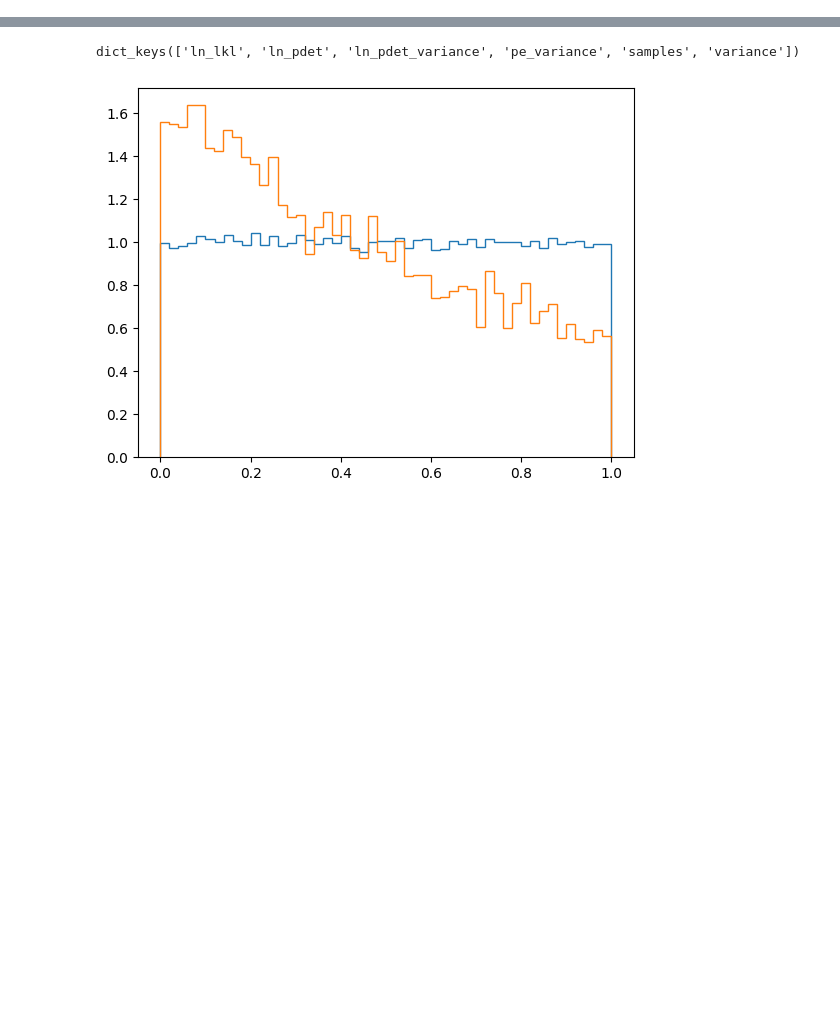
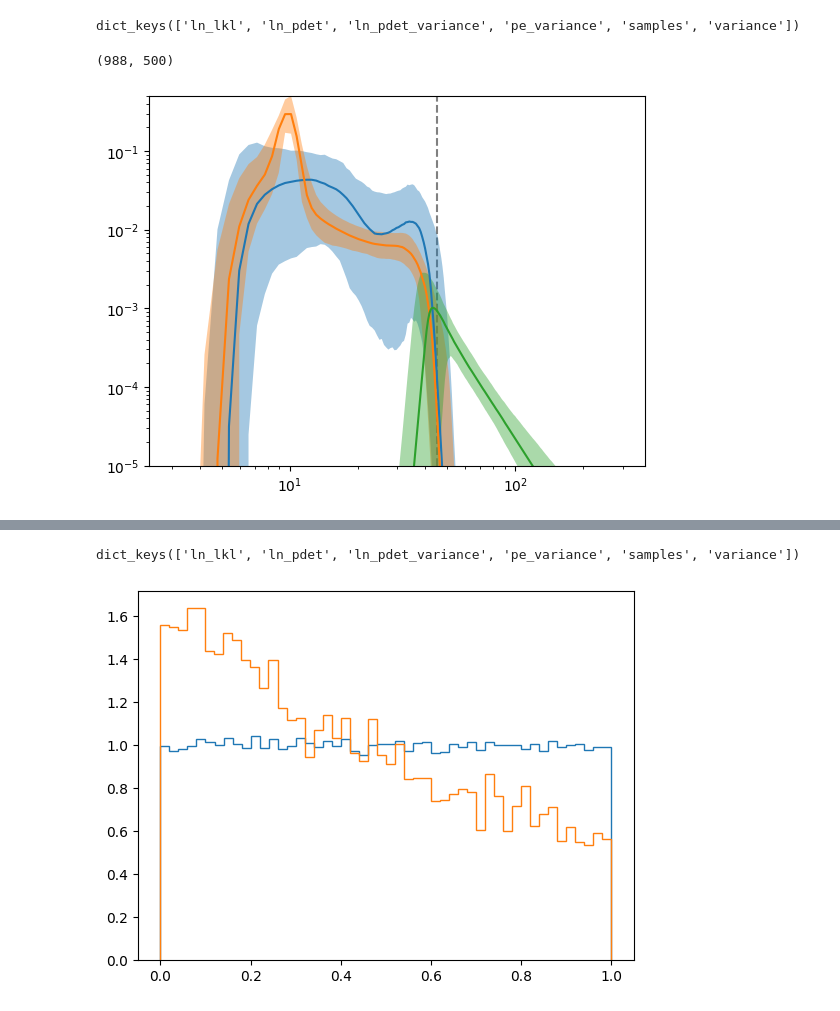
Before and after one commit to noahewolfe/tilts-and-kicks, a Jupyter notebook: code/strong/inspect.ipynb, the cells around one changed output, grey strips where cells are left out. Drawn from its saved outputs; the diff is of its cells as text; code cells hidden in the pictures; blank space fills up the shorter version.

```diff
--- a/code/strong/inspect.ipynb
+++ b/code/strong/inspect.ipynb
@@ -46,0 +144,15 @@ def log_model():
+# %%
+datadir = '../../data/inference/strong'
+posterior = h5ify.load(f'{datadir}/twomass/posterior.h5')
+# %%
+posterior.keys()
+# %% [output]
+dict_keys(['ln_lkl', 'ln_pdet', 'ln_pdet_variance', 'pe_variance', 'samples', 'variance'])
+# %%
+ppds['chi'].shape
+# %% [output]
+(988, 500)
+# %%
+from util import scan
+
+ppds = scan(log_model)(posterior['samples'])
@@ -46,0 +161,37 @@ def log_model():
+# %%
+fig, ax = plt.subplots()
+
+med = jnp.median(jnp.exp(ppds['mass_1']), axis=0)
+q05 = jnp.quantile(jnp.exp(ppds['mass_1']), 0.05, axis=0)
+q95 = jnp.quantile(jnp.exp(ppds['mass_1']), 0.95, axis=0)
+
+xs = jnp.linspace(3, 300, 500)
+ax.plot(xs, med)
+ax.fill_between(xs, q05, q95, alpha=0.4)
+
+med = jnp.median(jnp.exp(ppds['mass_1_iso']), axis=0)
+q05 = jnp.quantile(jnp.exp(ppds['mass_1_iso']), 0.05, axis=0)
+q95 = jnp.quantile(jnp.exp(ppds['mass_1_iso']), 0.95, axis=0)
+
+ax.plot(xs, med)
+ax.fill_between(xs, q05, q95, alpha=0.4)
+
+med = jnp.median(jnp.exp(ppds['mass_1_high_iso']), axis=0)
+q05 = jnp.quantile(jnp.exp(ppds['mass_1_high_iso']), 0.05, axis=0)
+q95 = jnp.quantile(jnp.exp(ppds['mass_1_high_iso']), 0.95, axis=0)
+
+ax.plot(xs, med)
+ax.fill_between(xs, q05, q95, alpha=0.4)
+
+ax.loglog();
+
+ax.set_ylim(1e-5, 5e-1)
+
+ax.axvline(x=45, color='grey', linestyle='--', zorder=-1)
+
+#ax.set_xlim(0, 1)
+
+
+fig.savefig(f'{datadir}/twomass/ppds/mass1.png')
+# %% [output]
+[figure, added]
```
Also changed, not shown: parts of 9 cells of this notebook, 5 other files.
